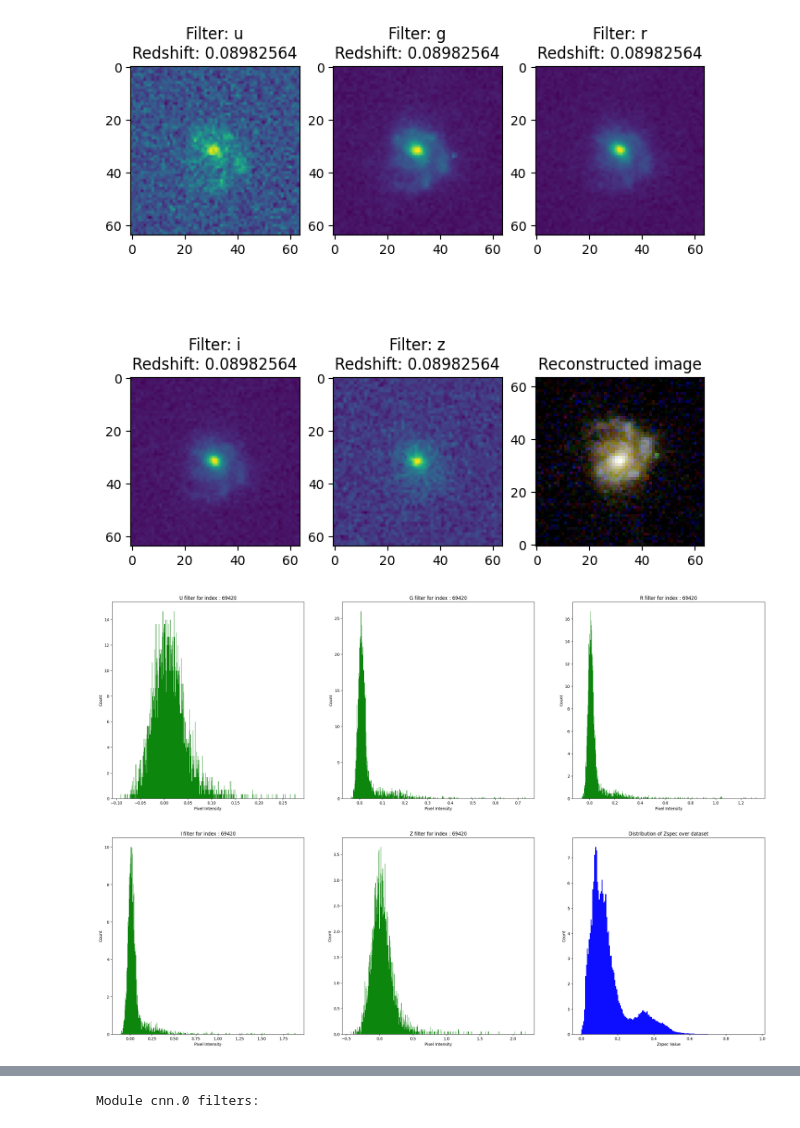
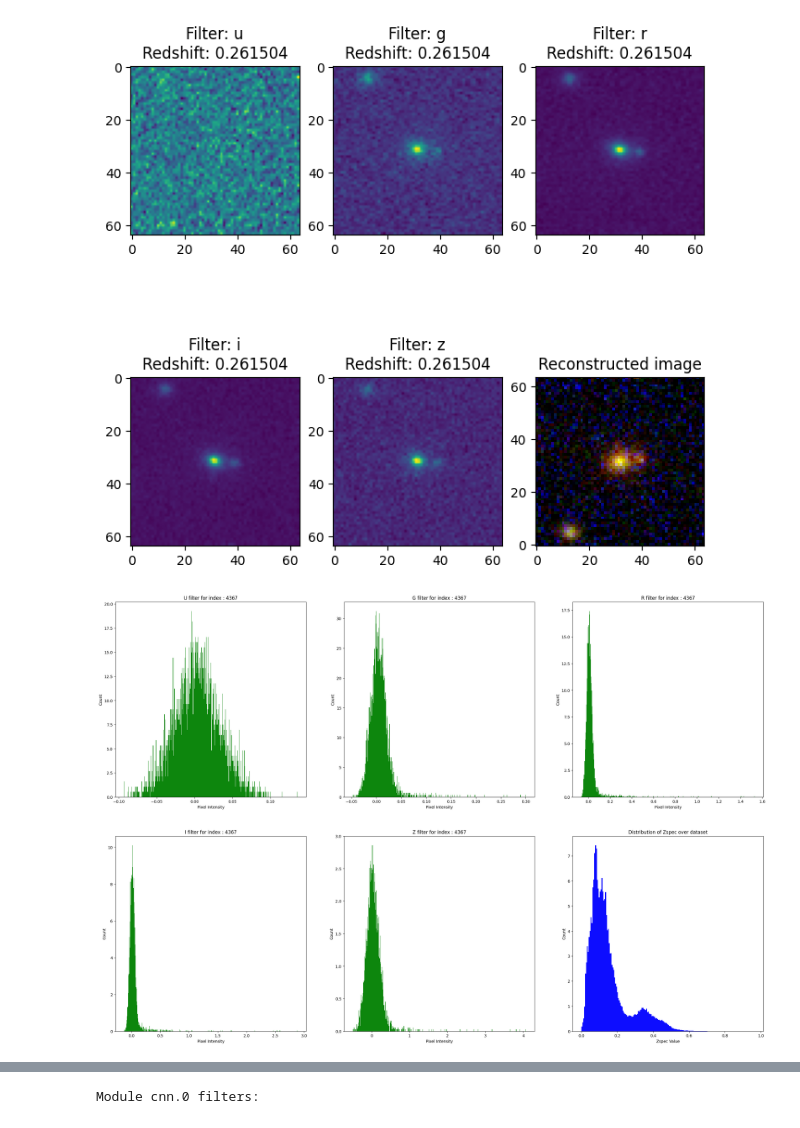
Before and after one commit to 1ArgoS1/PhotoZ, a Jupyter notebook: Data_Analysis.ipynb, the cells around one changed output, grey strips where cells are left out. Saved outputs shown, nothing was run; the diff lists cells and outputs as text; code cells hidden in the pictures.

```diff
--- a/Data_Analysis.ipynb
+++ b/Data_Analysis.ipynb
@@ -29,61 +31,33 @@ labels = np.load("../data/labels.npy", mmap_mode='r', fix_imports=True)
 # %%
 #Define the sample data
 
-sample = 69420
+sample = 4367
 # %%
 # Show a sample from the dataset.
 import img_scale
 
-# Parameters
-sig_fract = 3.0
-per_fract = 1.0e-4
-max_iter = 50
-min_val = 0.0
-non_linear_fact = 0.1
-img_data = [file[sample,:,:,j] for j in range(5)]
+img_data = file[sample,:,:,:]
+
 columns = 3
 rows = 2
 ax = []
 fnames = ["u","g","r","i","z"]
 fig = plt.figure(figsize=(8, 8))
 for i in range(columns*rows):
     if i == 5:
-        # create the rgb synthetic image.
-        rgb_array = np.empty((64,64,3), dtype=float)
-
-        # Blue filter
-        img_data_b = np.array(img_data[0], dtype=float)
-        sky, num_iter = img_scale.sky_median_sig_clip(img_data_b, sig_fract, per_fract, max_iter)
-        img_data_b = img_data_b - sky
-        b = img_scale.asinh(img_data_b, scale_min = min_val, non_linear=non_linear_fact)
-
-        # Green filter
-        img_data_g = np.array(img_data[1], dtype=float)
-        sky, num_iter = img_scale.sky_median_sig_clip(img_data_g, sig_fract, per_fract, max_iter)
-        img_data_g = img_data_g - sky
-        g = img_scale.asinh(img_data_g, scale_min = min_val, non_linear=non_linear_fact)
-
-        # Red filter
-        img_data_r = np.array(img_data[3], dtype=float)
-        sky, num_iter = img_scale.sky_median_sig_clip(img_data_r, sig_fract, per_fract, max_iter)
-        img_data_r = img_data_r - sky
-        r = img_scale.asinh(img_data_r, scale_min = min_val, non_linear=non_linear_fact)
-
-        rgb_array[:,:,0] = r
-        rgb_array[:,:,1] = g
-        rgb_array[:,:,2] = b
+        rgb_array = ugriz_to_rgb(img_data)
         ax.append( fig.add_subplot(rows, columns, i+1))
         ax[-1].set_title("Reconstructed image")
         plt.imshow(rgb_array, interpolation='nearest', origin='lower')
         break
 
-    img = img_data[i]
+    img = img_data[:,:,i]
     ax.append( fig.add_subplot(rows, columns, i+1) )
     ax[-1].set_title("Filter: "+str(fnames[i])+"\nRedshift: "+str(labels[sample][5]))
     plt.imshow(img)
 plt.show()
 # %% [output]
-[figure, old version]
+[figure, new version]
 # %%
 # Plot the histogram of each filter
 
@@ -104,4 +78,4 @@ ax[1,2].hist([sample[5] for sample in labels],190,density=True, facecolor='b', a
 
 plt.show()
 # %% [output]
-[figure, old version]
+[figure, new version]
```
Also changed, not shown: parts of 12 cells of this notebook, 1 other file.
